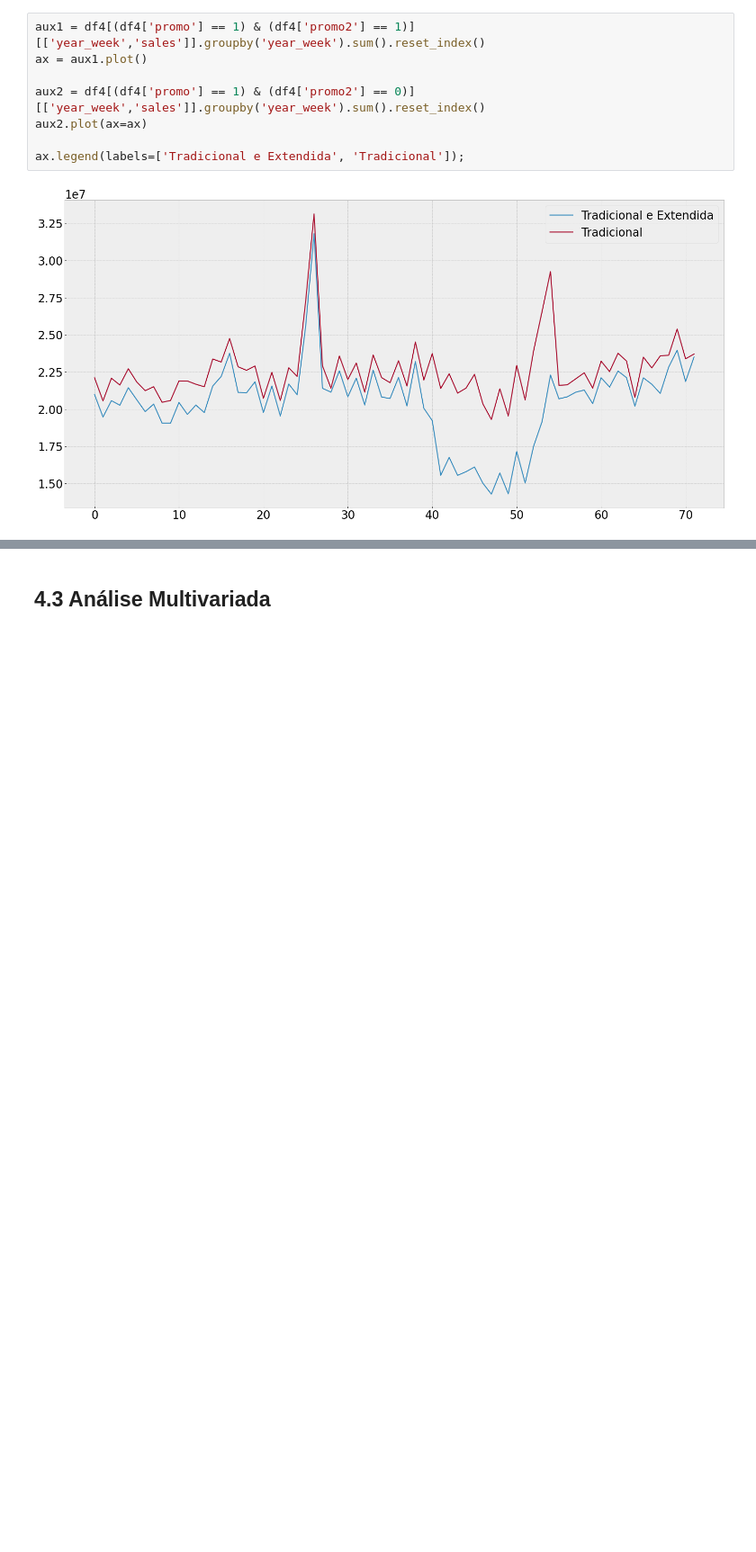
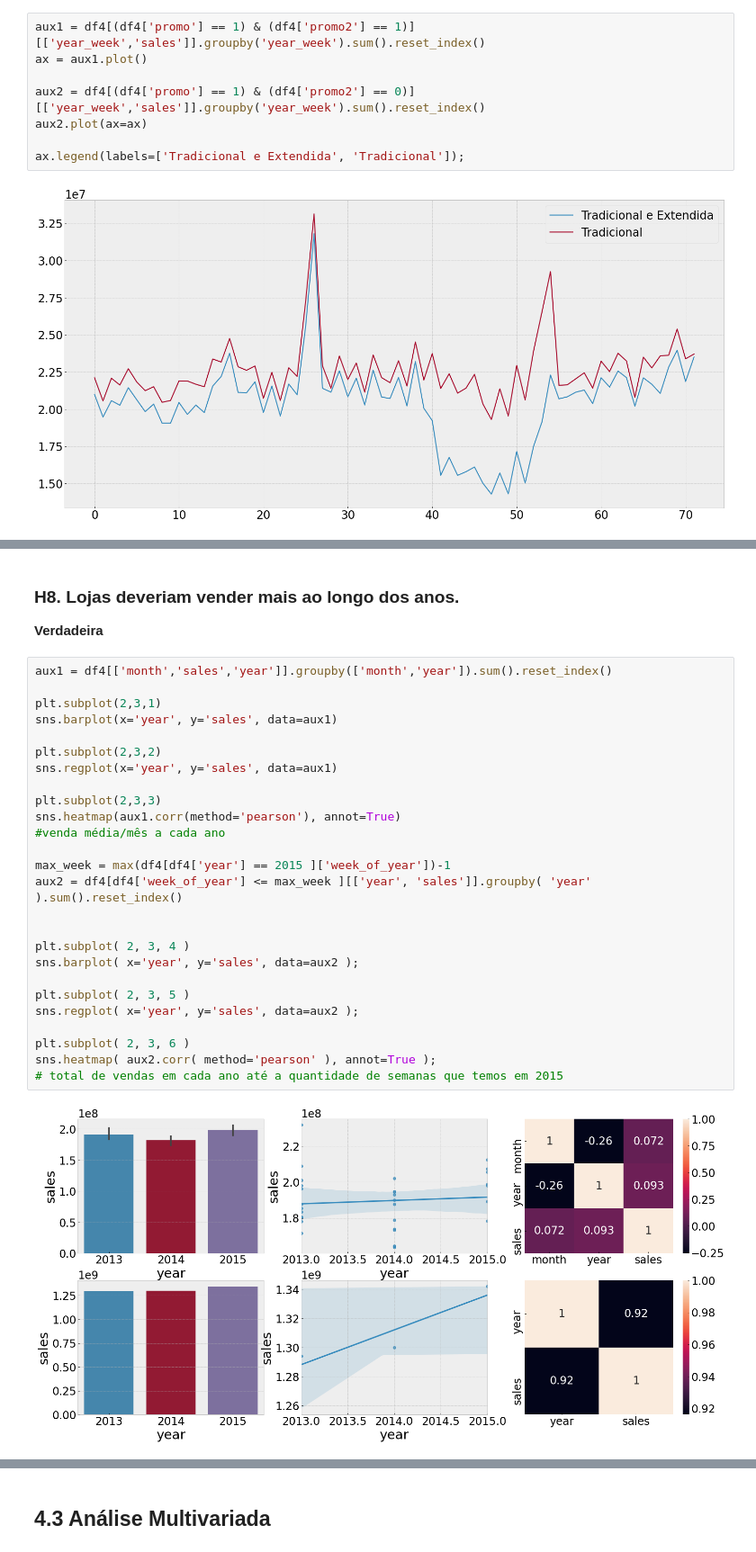
Before and after one commit to brunosantos4/Rossmann-Store-Sales, a Jupyter notebook: Projeto_teste.ipynb, the cells around one changed output, grey strips where cells are left out. Shown at 90% size. Drawn from its saved outputs; the diff is of its cells as text; blank space fills up the shorter version.

```diff
--- a/Projeto_teste.ipynb
+++ b/Projeto_teste.ipynb
@@ -653,0 +669,31 @@ ax.legend(labels=['Tradicional e Extendida', 'Tradicional']);
+# %% [markdown]
+### **H8.** Lojas deveriam vender mais ao longo dos anos.
+**Verdadeira**
+# %%
+aux1 = df4[['month','sales','year']].groupby(['month','year']).sum().reset_index()
+
+plt.subplot(2,3,1)
+sns.barplot(x='year', y='sales', data=aux1)
+
+plt.subplot(2,3,2)
+sns.regplot(x='year', y='sales', data=aux1)
+
+plt.subplot(2,3,3)
+sns.heatmap(aux1.corr(method='pearson'), annot=True)
+#venda média/mês a cada ano
+
+max_week = max(df4[df4['year'] == 2015 ]['week_of_year'])-1
+aux2 = df4[df4['week_of_year'] <= max_week ][['year', 'sales']].groupby( 'year' ).sum().reset_index()
+
+
+plt.subplot( 2, 3, 4 )
+sns.barplot( x='year', y='sales', data=aux2 );
+
+plt.subplot( 2, 3, 5 )
+sns.regplot( x='year', y='sales', data=aux2 );
+
+plt.subplot( 2, 3, 6 )
+sns.heatmap( aux2.corr( method='pearson' ), annot=True );
+# total de vendas em cada ano até a quantidade de semanas que temos em 2015
+# %% [output]
+[figure, added]
```
Also changed, not shown: parts of 12 cells of this notebook.
